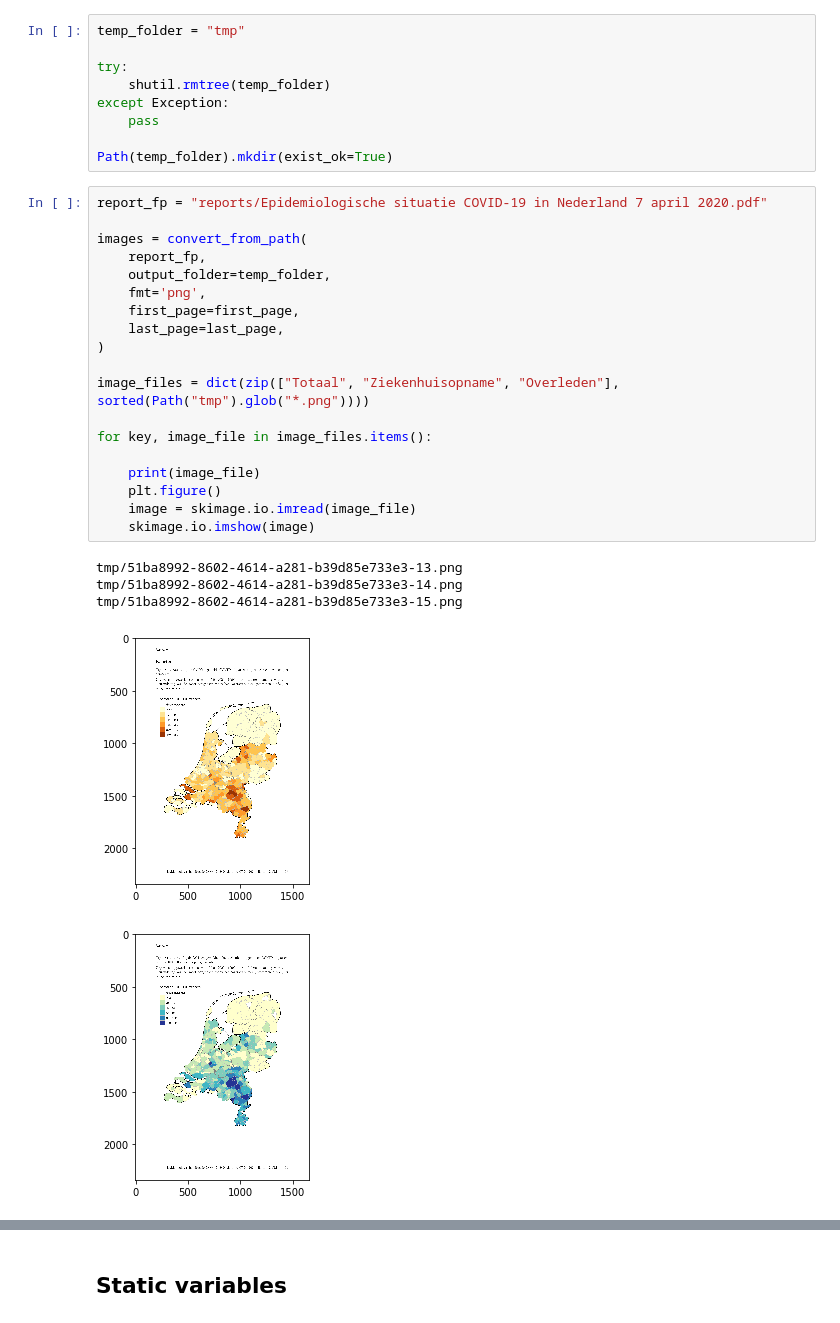
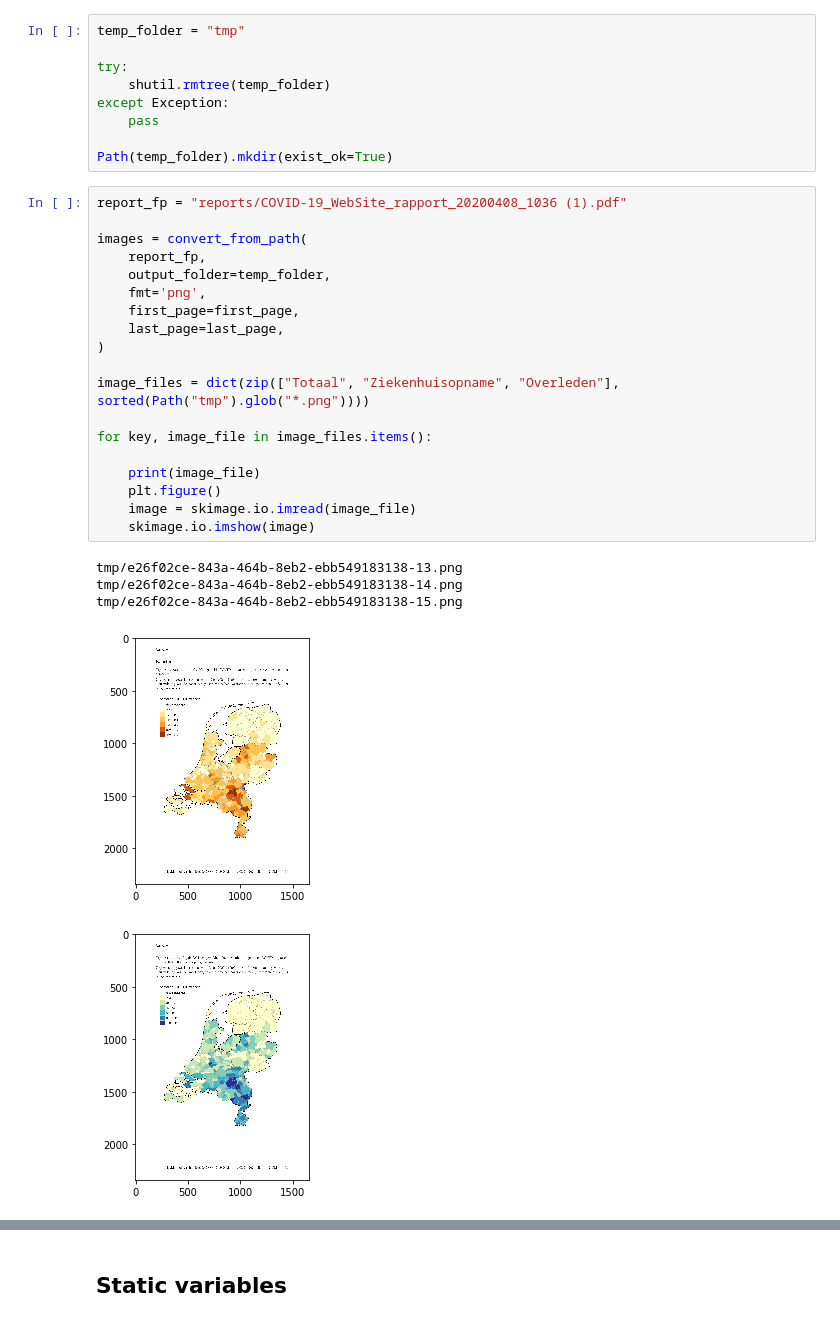
Before and after one commit to J535D165/CoronaWatchNL, a Jupyter notebook: pdf_extract_map.ipynb, the cells around one changed output, grey strips where cells are left out. Cells and saved outputs as stored; diff of their text form.

Commit message:
Update data and plots 2020-04-08

```diff
--- a/pdf_extract_map.ipynb
+++ b/pdf_extract_map.ipynb
@@ -29,27 +29,27 @@ except Exception:
 
 Path(temp_folder).mkdir(exist_ok=True)
 # %%
-report_fp = "reports/Epidemiologische situatie COVID-19 in Nederland 7 april 2020.pdf"
+report_fp = "reports/COVID-19_WebSite_rapport_20200408_1036 (1).pdf"
 
 images = convert_from_path(
     report_fp,
     output_folder=temp_folder,
     fmt='png',
     first_page=first_page,
     last_page=last_page,
 )
 
 image_files = dict(zip(["Totaal", "Ziekenhuisopname", "Overleden"], sorted(Path("tmp").glob("*.png"))))
 
 for key, image_file in image_files.items():
 
     print(image_file)
     plt.figure()
     image = skimage.io.imread(image_file)
     skimage.io.imshow(image)
 # %% [output]
-tmp/51ba8992-8602-4614-a281-b39d85e733e3-13.png
-tmp/51ba8992-8602-4614-a281-b39d85e733e3-14.png
-tmp/51ba8992-8602-4614-a281-b39d85e733e3-15.png
+tmp/e26f02ce-843a-464b-8eb2-ebb549183138-13.png
+tmp/e26f02ce-843a-464b-8eb2-ebb549183138-14.png
+tmp/e26f02ce-843a-464b-8eb2-ebb549183138-15.png
-[figure, old version]
+[figure, new version]
-[figure, old version]
+[figure, new version]
```
Also changed, not shown: parts of 16 cells of this notebook, 58 other files.
